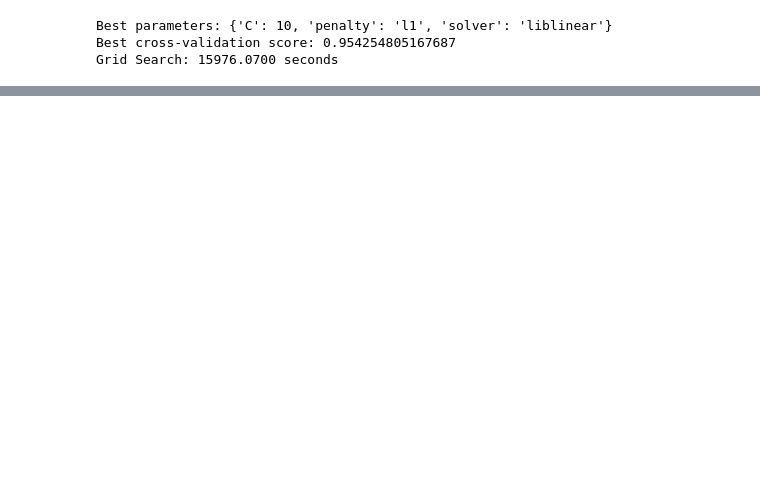
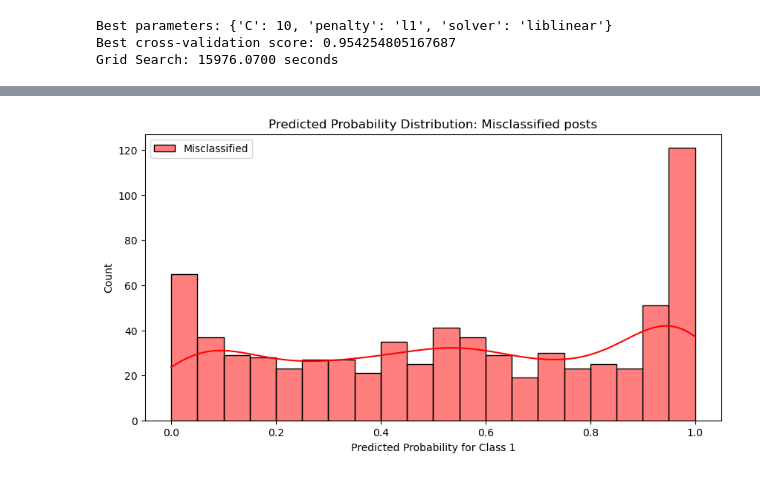
Before and after one commit to nuttymakes/TruthLens, a Jupyter notebook: TruthLens Modelling - Phase 1.ipynb, the cells around one changed output, grey strips where cells are left out. Cells and saved outputs as stored; diff of their text form; code cells hidden in the pictures; blank space fills up the shorter version.

```diff
--- a/TruthLens Modelling - Phase 1.ipynb
+++ b/TruthLens Modelling - Phase 1.ipynb
@@ -349,0 +379,11 @@ print("External Dataset Classification Report:\n", classification_report(externa
+# %%
+test_df = df.iloc[test_indices].copy()
+test_df['actual_label'] = y_test.values
+test_df['predicted_label'] = final_predictions
+
+#filter for just incorrectly classified rows
+misclassified = test_df[test_df['actual_label'] != test_df['predicted_label']]
+print("Number of misclassified examples:", len(misclassified))
+
+#Show some misclassified examples
+print(misclassified[['content', 'actual_label', 'predicted_label']].head())
@@ -349,0 +418,16 @@ print("External Dataset Classification Report:\n", classification_report(externa
+# %%
+#add predicted probability to the test df
+test_df['predicted_probability'] = final_model.predict_proba(X_test)[:, 1]
+
+#separate out incorrectly classified examples
+misclassified = test_df[test_df['actual_label'] != test_df['predicted_label']]
+
+#plot histogram
+plt.figure(figsize=(10, 5))
+sns.histplot(misclassified['predicted_probability'], bins=20, color='red', label='Misclassified', kde=True)
+plt.xlabel("Predicted Probability for Class 1")
+plt.title("Predicted Probability Distribution: Misclassified posts")
+plt.legend()
+plt.show()
+# %% [output]
+[figure, added]
```
Also changed, not shown: parts of 13 cells of this notebook, 3 other files.
